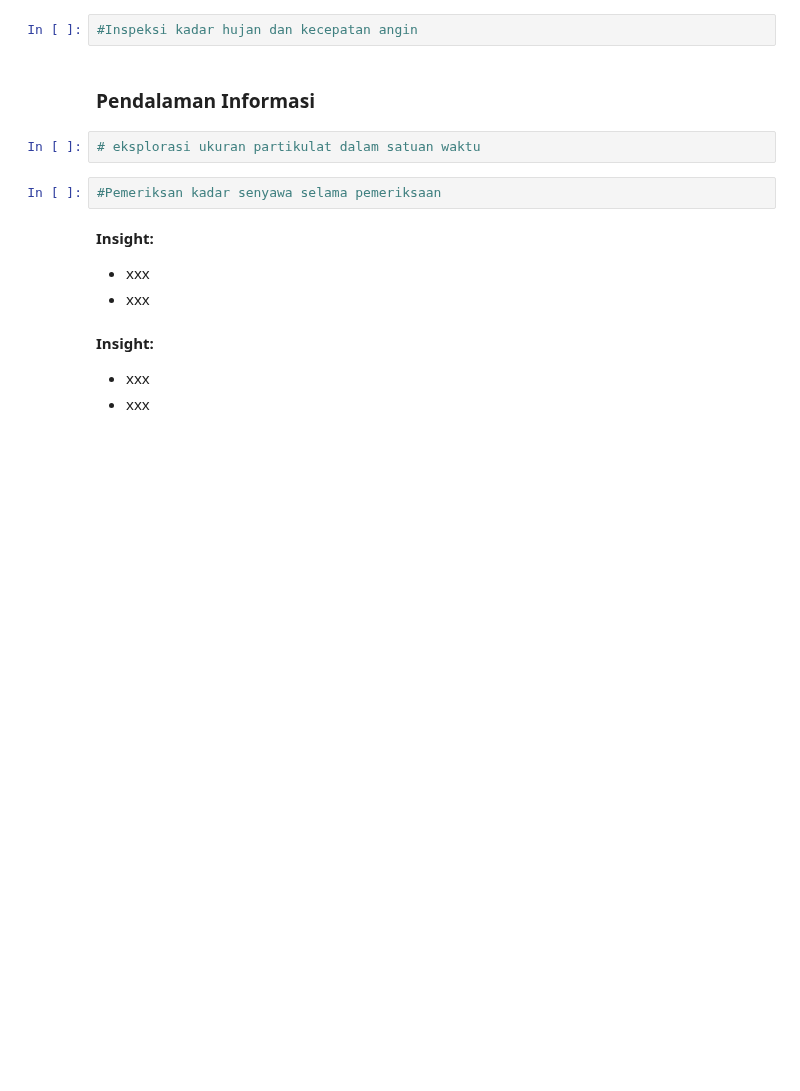
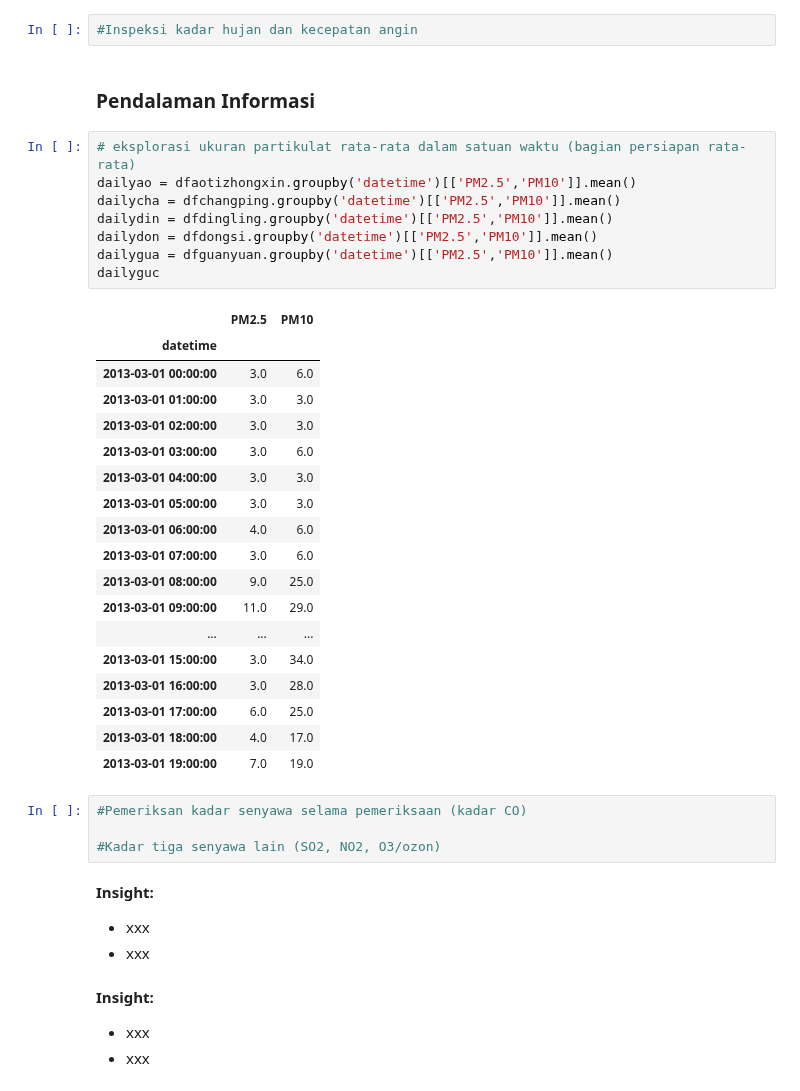
Before and after one commit to DGkurnia/discuss1, a Jupyter notebook: airquality.ipynb, the cells around one changed output. Cells and saved outputs as stored; diff of their text form; blank space fills up the shorter version.

Commit message:
initiating EDA for daily particulate inspection

```diff
--- a/airquality.ipynb
+++ b/airquality.ipynb
@@ -963,10 +991,37 @@ plt.show()
 #Inspeksi kadar hujan dan kecepatan angin
 # %% [markdown]
 ### Pendalaman Informasi
-# %%
-# eksplorasi ukuran partikulat dalam satuan waktu
+# %%
+# eksplorasi ukuran partikulat rata-rata dalam satuan waktu (bagian persiapan rata-rata)
+dailyao = dfaotizhongxin.groupby('datetime')[['PM2.5','PM10']].mean()
+dailycha = dfchangping.groupby('datetime')[['PM2.5','PM10']].mean()
+dailydin = dfdingling.groupby('datetime')[['PM2.5','PM10']].mean()
+dailydon = dfdongsi.groupby('datetime')[['PM2.5','PM10']].mean()
+dailygua = dfguanyuan.groupby('datetime')[['PM2.5','PM10']].mean()
+dailyguc
+# %% [output]
+|  | PM2.5 | PM10 |
+| datetime |  |  |
+| 2013-03-01 00:00:00 | 3.0 | 6.0 |
+| 2013-03-01 01:00:00 | 3.0 | 3.0 |
+| 2013-03-01 02:00:00 | 3.0 | 3.0 |
+| 2013-03-01 03:00:00 | 3.0 | 6.0 |
+| 2013-03-01 04:00:00 | 3.0 | 3.0 |
+| 2013-03-01 05:00:00 | 3.0 | 3.0 |
+| 2013-03-01 06:00:00 | 4.0 | 6.0 |
+| 2013-03-01 07:00:00 | 3.0 | 6.0 |
+| 2013-03-01 08:00:00 | 9.0 | 25.0 |
+| 2013-03-01 09:00:00 | 11.0 | 29.0 |
+| ... | ... | ... |
+| 2013-03-01 15:00:00 | 3.0 | 34.0 |
+| 2013-03-01 16:00:00 | 3.0 | 28.0 |
+| 2013-03-01 17:00:00 | 6.0 | 25.0 |
+| 2013-03-01 18:00:00 | 4.0 | 17.0 |
+| 2013-03-01 19:00:00 | 7.0 | 19.0 |
 # %%
-#Pemeriksan kadar senyawa selama pemeriksaan
+#Pemeriksan kadar senyawa selama pemeriksaan (kadar CO)
+
+#Kadar tiga senyawa lain (SO2, NO2, O3/ozon)
 # %% [markdown]
 **Insight:**
 - xxx
```
Also changed, not shown: parts of 11 cells of this notebook.
